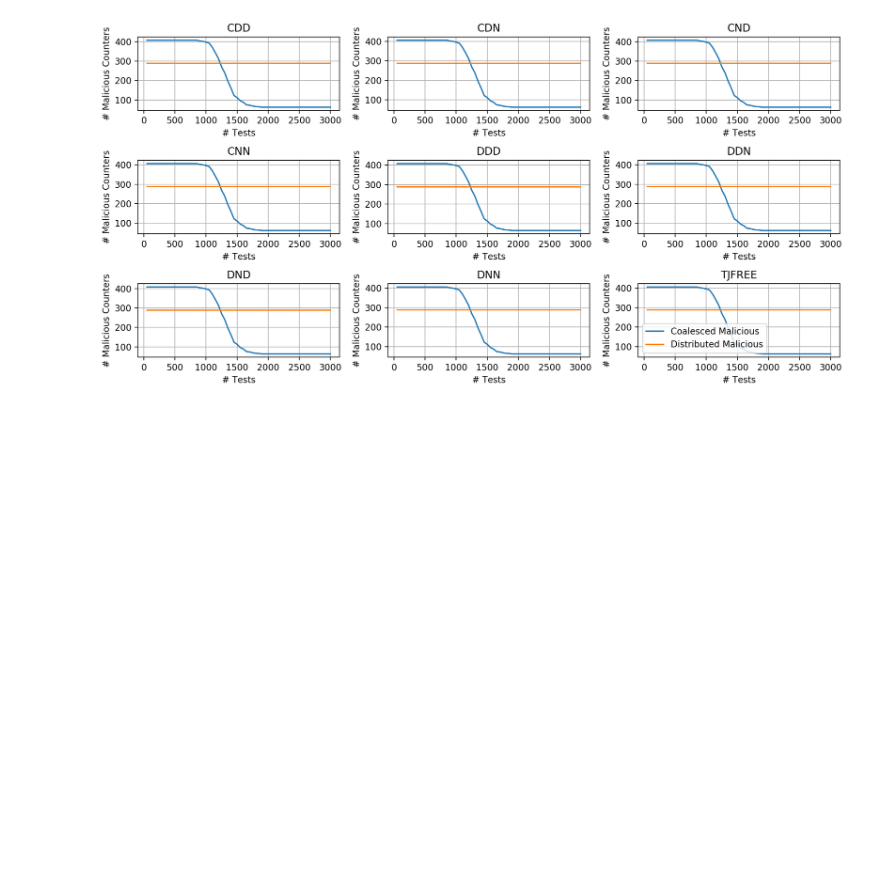
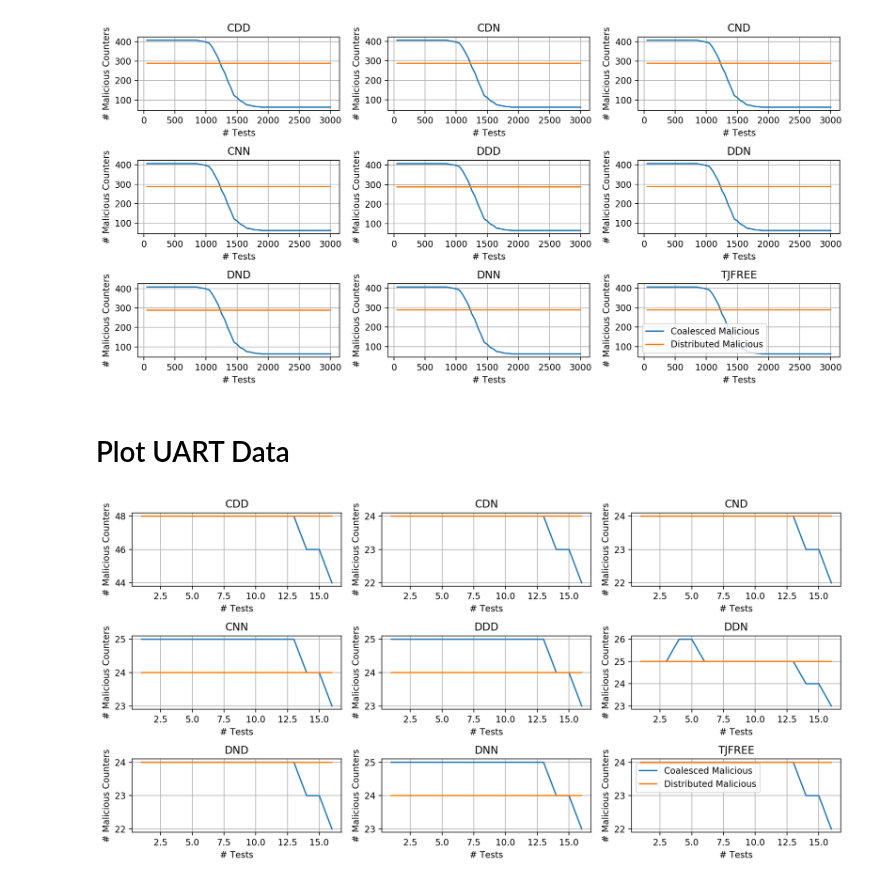
Before and after one commit to timothytrippel/bomberman, a Jupyter notebook: circuits/plots/exp_001_ttb_analysis.ipynb, the cells around one changed output. Drawn from its saved outputs; the diff is of its cells as text; code cells hidden in the pictures; blank space fills up the shorter version.

Commit message:
Upated plotting script

```diff
--- a/circuits/plots/exp_001_ttb_analysis.ipynb
+++ b/circuits/plots/exp_001_ttb_analysis.ipynb
@@ -27,12 +17,14 @@ tjfree_df    = ctype_groups.get_group('tjfree')
+# %%
+# Split Data by Counter Type
+aes_ctype_groups  = aes_counter_df.groupby('Counter Type')
+uart_ctype_groups = uart_counter_df.groupby('Counter Type')
 # %% [markdown]
 # Plot Settings
 # %%
 # Plot Settings
-FIG_WIDTH                = 12
-FIG_HEIGHT               = 6
-AXIS_LABEL_FONTSIZE      = 16
-AXIS_TICK_LABEL_FONTSIZE = 14
-LEGEND_FONTSIZE          = 12
-SAVE_AS_PDF              = True
-PDF_FILENAME             = 'ttb_false_positives.pdf'
+FIG_WIDTH  = 12
+FIG_HEIGHT = 6
+SAVE_AS_PDF = True
+AES_PDF_FILENAME = 'aes_false_positives.pdf'
+UART_PDF_FILENAME = 'uart_false_positives.pdf'
 CTYPES = ['CDD', 'CDN', 'CND', 'CNN', 'DDD', 'DDN', 'DND', 'DNN', 'TJFREE']
@@ -39,11 +33,10 @@ CTYPES = ['CDD', 'CDN', 'CND', 'CNN', 'DDD', 'DDN', 'DND', 'DNN', 'TJFREE']
 # %%
-# Plot Net Blockage - Point Plot
-fig, axes = plt.subplots(3, 3, figsize=(FIG_WIDTH,FIG_HEIGHT), dpi=200)
+fig, axes = plt.subplots(3, 3, figsize=(FIG_WIDTH, FIG_HEIGHT), dpi=200)
 
 for i in range(len(axes.flat)):
     ax    = axes.flat[i]
     ctype = CTYPES[i]
-    df    = ctype_groups.get_group(ctype.lower())
+    df    = aes_ctype_groups.get_group(ctype.lower())
     sns.lineplot(x="# Tests", y="Coalesced Malicious", data=df, ax=ax)
     sns.lineplot(x="# Tests", y="Distributed Malicious", data=df, ax=ax)
     ax.set_title(ctype)
@@ -53,7 +46,29 @@ for i in range(len(axes.flat)):
 plt.legend(labels=["Coalesced Malicious", "Distributed Malicious"])
 plt.tight_layout(h_pad=1)
 
-# if SAVE_AS_PDF:
-#     plt.savefig(PDF_FILENAME, format='pdf')
+if SAVE_AS_PDF:
+    plt.savefig(AES_PDF_FILENAME, format='pdf')
 # %% [output]
 [figure]
+# %% [markdown]
+# Plot UART Data
+# %%
+fig, axes = plt.subplots(3, 3, figsize=(FIG_WIDTH, FIG_HEIGHT), dpi=200)
+
+for i in range(len(axes.flat)):
+    ax    = axes.flat[i]
+    ctype = CTYPES[i]
+    df    = uart_ctype_groups.get_group(ctype.lower())
+    sns.lineplot(x="# Tests", y="Coalesced Malicious", data=df, ax=ax)
+    sns.lineplot(x="# Tests", y="Distributed Malicious", data=df, ax=ax)
+    ax.set_title(ctype)
+    ax.set_ylabel('# Malicious Counters')
+    ax.set_xlabel('# Tests')
+    ax.grid()
+plt.legend(labels=["Coalesced Malicious", "Distributed Malicious"])
+plt.tight_layout(h_pad=1)
+
+if SAVE_AS_PDF:
+    plt.savefig(UART_PDF_FILENAME, format='pdf')
+# %% [output]
+[figure, added]
```
Also changed, not shown: parts of 3 cells of this notebook.
